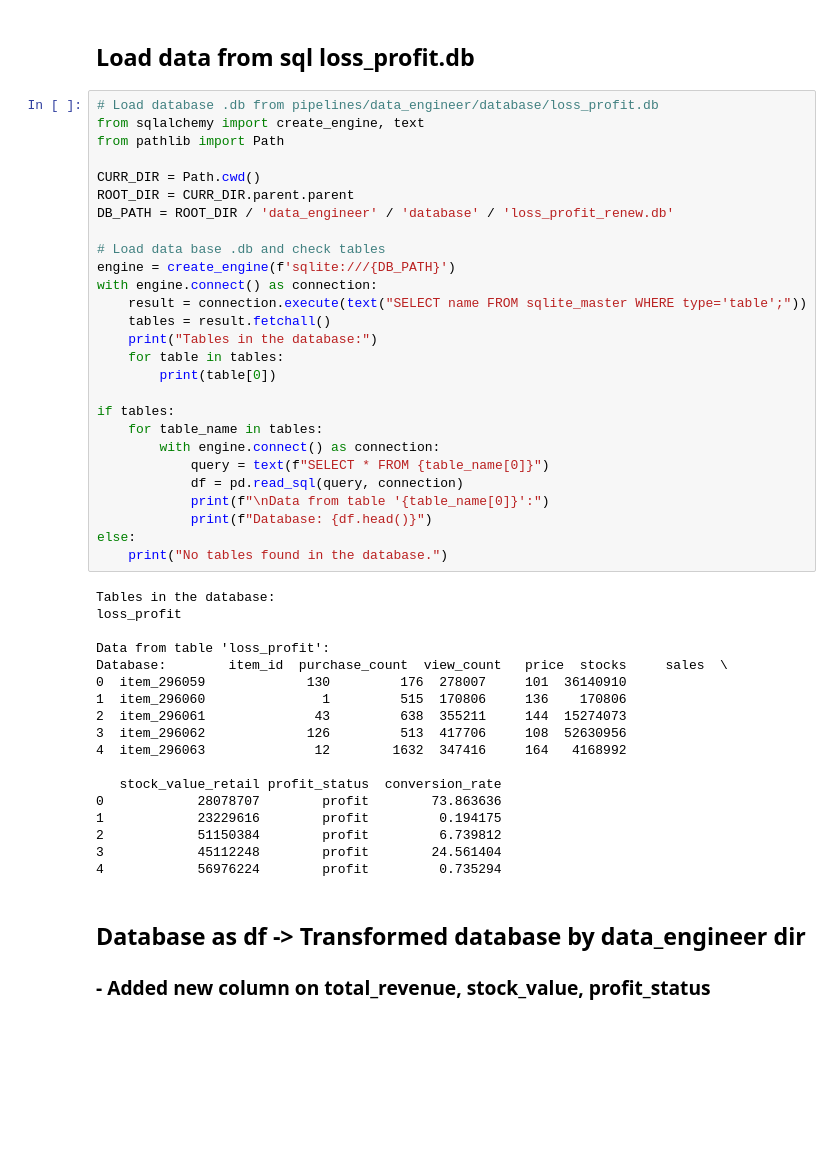
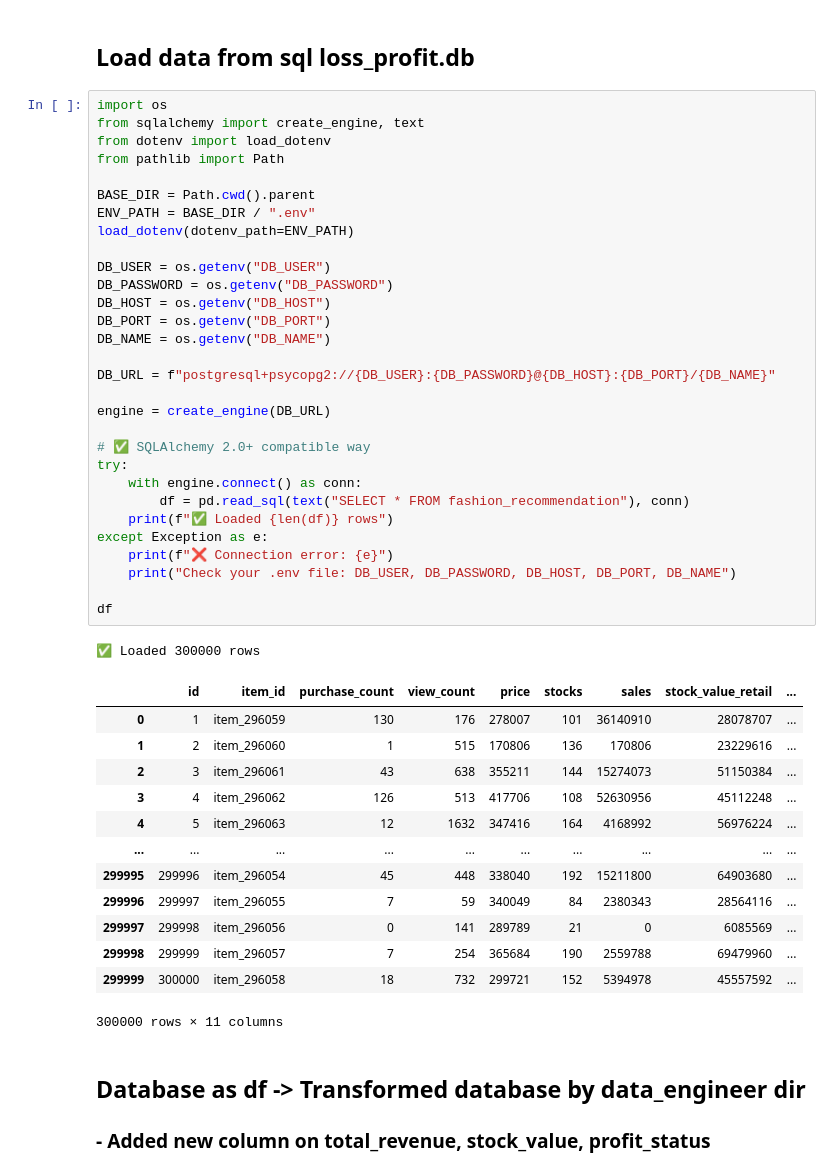
Before and after one commit to Mipjeiger/Fashion-recommendation-RAG-Finetuing-LLM-ML-Engineer-end-to-end, a Jupyter notebook: pipelines/ml_engineer/notebooks/eda_fix.ipynb, the cells around one changed output. Drawn from its saved outputs; the diff is of its cells as text; blank space fills up the shorter version.

```diff
--- a/pipelines/ml_engineer/notebooks/eda_fix.ipynb
+++ b/pipelines/ml_engineer/notebooks/eda_fix.ipynb
@@ -8,50 +8,50 @@ warnings.filterwarnings('ignore')
 # %% [markdown]
 ## Load data from sql loss_profit.db
 # %%
-# Load database .db from pipelines/data_engineer/database/loss_profit.db
+import os
 from sqlalchemy import create_engine, text
+from dotenv import load_dotenv
 from pathlib import Path
 
-CURR_DIR = Path.cwd()
-ROOT_DIR = CURR_DIR.parent.parent
-DB_PATH = ROOT_DIR / 'data_engineer' / 'database' / 'loss_profit_renew.db'
+BASE_DIR = Path.cwd().parent
+ENV_PATH = BASE_DIR / ".env"
+load_dotenv(dotenv_path=ENV_PATH)
 
-# Load data base .db and check tables
-engine = create_engine(f'sqlite:///{DB_PATH}')
-with engine.connect() as connection:
-    result = connection.execute(text("SELECT name FROM sqlite_master WHERE type='table';"))
-    tables = result.fetchall()
-    print("Tables in the database:")
-    for table in tables:
-        print(table[0])
+DB_USER = os.getenv("DB_USER")
+DB_PASSWORD = os.getenv("DB_PASSWORD")
+DB_HOST = os.getenv("DB_HOST")
+DB_PORT = os.getenv("DB_PORT")
+DB_NAME = os.getenv("DB_NAME")
 
-if tables:
-    for table_name in tables:
-        with engine.connect() as connection:
-            query = text(f"SELECT * FROM {table_name[0]}")
-            df = pd.read_sql(query, connection)
-            print(f"\nData from table '{table_name[0]}':")
-            print(f"Database: {df.head()}")
-else:
-    print("No tables found in the database.")
+DB_URL = f"postgresql+psycopg2://{DB_USER}:{DB_PASSWORD}@{DB_HOST}:{DB_PORT}/{DB_NAME}"
+
+engine = create_engine(DB_URL)
+
+# ✅ SQLAlchemy 2.0+ compatible way
+try:
+    with engine.connect() as conn:
+        df = pd.read_sql(text("SELECT * FROM fashion_recommendation"), conn)
+    print(f"✅ Loaded {len(df)} rows")
+except Exception as e:
+    print(f"❌ Connection error: {e}")
+    print("Check your .env file: DB_USER, DB_PASSWORD, DB_HOST, DB_PORT, DB_NAME")
+
+df
 # %% [output]
-Tables in the database:
-loss_profit
-
-Data from table 'loss_profit':
-Database:        item_id  purchase_count  view_count   price  stocks     sales  \
-0  item_296059             130         176  278007     101  36140910
-1  item_296060               1         515  170806     136    170806
-2  item_296061              43         638  355211     144  15274073
-3  item_296062             126         513  417706     108  52630956
-4  item_296063              12        1632  347416     164   4168992
-
-   stock_value_retail profit_status  conversion_rate
-0            28078707        profit        73.863636
-1            23229616        profit         0.194175
-2            51150384        profit         6.739812
-3            45112248        profit        24.561404
-4            56976224        profit         0.735294
+✅ Loaded 300000 rows
+|  | id | item_id | purchase_count | view_count | price | stocks | sales | stock_value_retail | ... |
+| 0 | 1 | item_296059 | 130 | 176 | 278007 | 101 | 36140910 | 28078707 | ... |
+| 1 | 2 | item_296060 | 1 | 515 | 170806 | 136 | 170806 | 23229616 | ... |
+| 2 | 3 | item_296061 | 43 | 638 | 355211 | 144 | 15274073 | 51150384 | ... |
+| 3 | 4 | item_296062 | 126 | 513 | 417706 | 108 | 52630956 | 45112248 | ... |
+| 4 | 5 | item_296063 | 12 | 1632 | 347416 | 164 | 4168992 | 56976224 | ... |
+| ... | ... | ... | ... | ... | ... | ... | ... | ... | ... |
+| 299995 | 299996 | item_296054 | 45 | 448 | 338040 | 192 | 15211800 | 64903680 | ... |
+| 299996 | 299997 | item_296055 | 7 | 59 | 340049 | 84 | 2380343 | 28564116 | ... |
+| 299997 | 299998 | item_296056 | 0 | 141 | 289789 | 21 | 0 | 6085569 | ... |
+| 299998 | 299999 | item_296057 | 7 | 254 | 365684 | 190 | 2559788 | 69479960 | ... |
+| 299999 | 300000 | item_296058 | 18 | 732 | 299721 | 152 | 5394978 | 45557592 | ... |
+300000 rows × 11 columns
 # %% [markdown]
 ## Database as df -> Transformed database by data_engineer dir
 
```
Also changed, not shown: parts of 2 cells of this notebook, 1 other file.
